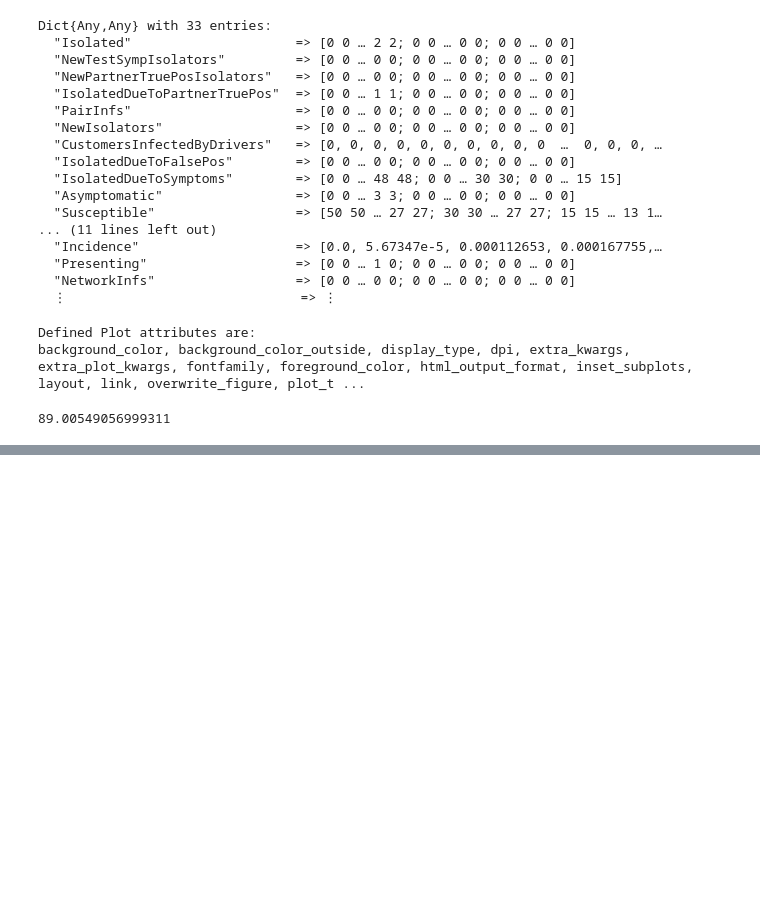
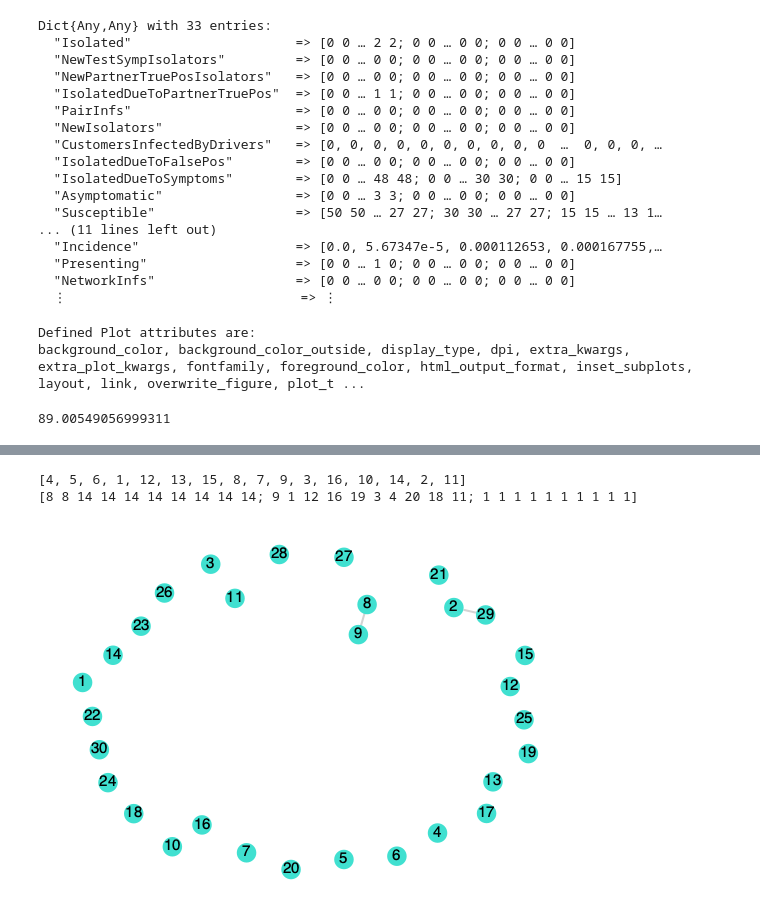
Before and after one commit to CarlWhitfield/Workplace_delivery_transmission, a Jupyter notebook: Network_workplace_model/Debugging/sim_testing.ipynb, the cells around one changed output, grey strips where cells are left out. Drawn from its saved outputs; the diff is of its cells as text; code cells hidden in the pictures; blank space fills up the shorter version.

```diff
--- a/Network_workplace_model/Debugging/sim_testing.ipynb
+++ b/Network_workplace_model/Debugging/sim_testing.ipynb
@@ -143,0 +198,38 @@ background_color, background_color_outside, display_type, dpi, extra_kwargs, ext
+# %%
+sim["infection_status"] = zeros(Int64,sim["Ntot"])
+sim["infection_status"][8] = Expd
+sim["infection_status"][14] = Expd
+sim["susceptibility"] = ones(Float64,sim["Ntot"])
+sim["susceptibility"][8] = 0.0
+sim["susceptibility"][14] = 0.0
+sim["at_work"] = ones(Bool,sim["Ntot"])
+comp_net = collate_networks(sim)
+update_contact_network!(sim, comp_net)
+
+inf = [8,14]
+inf_scales = [0.5,2.0]
+nbrs = neighbors.(Ref(sim["contact_network"]), inf)
+nin = vcat(fill.(inf,length.(nbrs))...)
+nout = vcat(nbrs...)
+j_inf = vcat(fill.(inf_scales,length.(nbrs))...)
+j_susc = sim["susceptibility"][nout]
+w = get_prop.(Ref(sim["contact_network"]),nin,nout,:weights)
+t = get_prop.(Ref(sim["contact_network"]),nin,nout,:types)
+nin_all = vcat(fill.(nin,length.(w))...)
+nout_all = vcat(fill.(nout,length.(w))...)
+j_inf_all = vcat(fill.(j_inf,length.(w))...)
+j_susc_all = vcat(fill.(j_susc,length.(w))...)
+beta = vcat(w...)
+etype = vcat(t...)
+eprob = convert_weight_to_prob.(beta, j_inf_all, j_susc_all)
+print(w,'\n',t,'\n')
+print(nin_all,'\n', nout_all,'\n', eprob, '\n', etype, '\n')
+eind = collect(1:length(eprob))
+rnum = rand(length(eprob))
+einf = eind[rnum .< 1000*(eprob)]
+ipairs = Array{Int64,2}(undef,3,0)
+if length(einf) > 0
+    ipairs = hcat(ipairs, [transpose(nin_all[einf]);
+            transpose(nout_all[einf]); transpose(etype[einf])])
+end
+print(eind, '\n', rnum, '\n', einf,'\n',ipairs)
@@ -143,0 +247,21 @@ background_color, background_color_outside, display_type, dpi, extra_kwargs, ext
+# %%
+N = size(ipairs,2)
+nkeep = Array{Int64,1}()
+ind = randperm(N)
+for i in ind
+    k = ipairs[2,i]   #node to be infected
+    if sim["infection_status"][k] == Susc  #if susceptible
+        sim["infection_status"][k] = Expd
+        push!(nkeep, i)
+    end
+end
+infpairs_kept = ipairs[:,nkeep]
+print(ind,'\n',infpairs_kept,'\n')
+# %% [output]
+[4, 5, 6, 1, 12, 13, 15, 8, 7, 9, 3, 16, 10, 14, 2, 11]
+[8 8 14 14 14 14 14 14 14 14; 9 1 12 16 19 3 4 20 18 11; 1 1 1 1 1 1 1 1 1 1]
+# %%
+locsx,locsy=spring_layout(sim["house_share_network"],C=5.0)
+gplot(sim["house_share_network"], locsx, locsy, nodelabel=1:sim["Ntot"])
+# %% [output]
+[figure, added]
```
Also changed, not shown: parts of 11 cells of this notebook, 3 other files.
